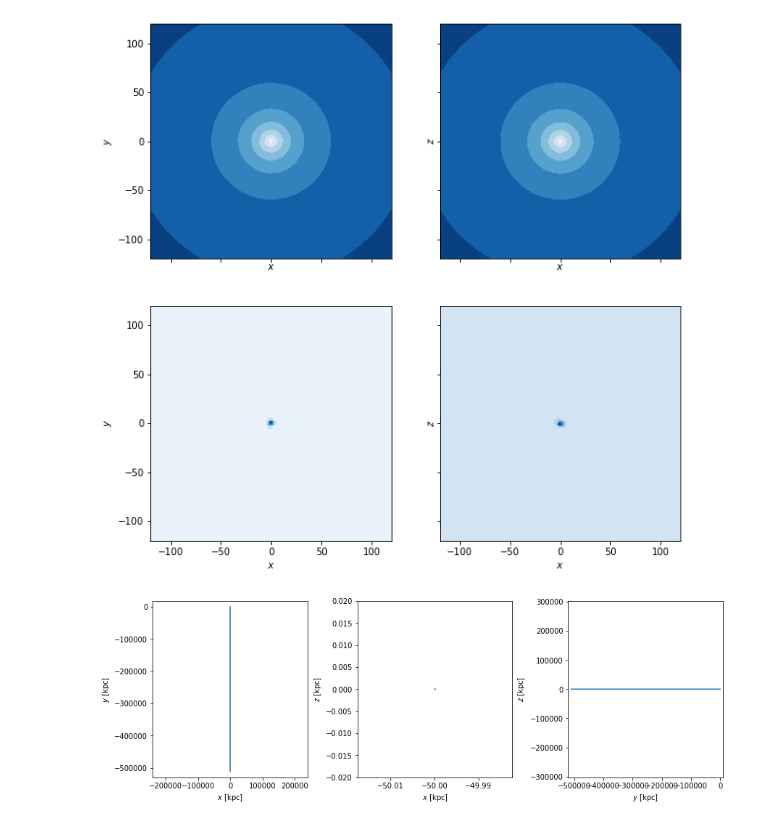
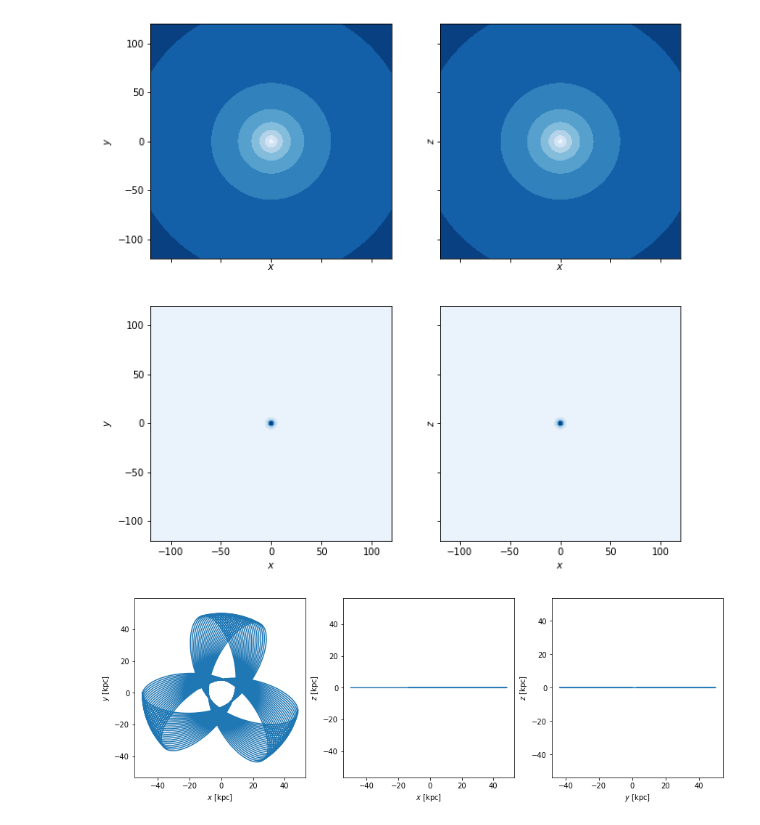
Before and after one commit to jngaravitoc/BFE_integrator, a Jupyter notebook: notebooks/check_bfe_fields.ipynb, the cells around one changed output. Drawn from its saved outputs; the diff is of its cells as text; code cells hidden in the pictures.

```diff
--- a/notebooks/check_bfe_fields.ipynb
+++ b/notebooks/check_bfe_fields.ipynb
@@ -43,7 +43,7 @@ print(coeff[0])
 [1.99501324e+01 7.51396132e-03 0.00000000e+00 0.00000000e+00
  0.00000000e+00]
 # %%
-Ssmooth, Tsmooth = load_scf_coefficients(path_to_coeff + coeff_file + "030.txt", nmax, lmax, mmax, pm, sn=0)
+Ssmooth, Tsmooth = load_scf_coefficients(path_to_coeff + coeff_file + "030.txt", nmax, lmax, mmax, pm, sn=5)
 # %%
 print("N coeffcients S: ", len(np.nonzero(Ssmooth)[0]), " N coeffcients T: ", len(np.nonzero(Tsmooth)[0]))
 # %% [output]
@@ -63,7 +63,7 @@ plt.plot(Tsmooth[:,1,1], '-o')
 # %%
 # Make grid to compute the fields
 # %%
-pot_scf = gp.SCFPotential(m=1E10, r_s=r_s,
+pot_scf = gp.SCFPotential(m=1E10*u.Msun, r_s=r_s*u.kpc,
                       Snlm=Ssmooth, Tnlm=Tsmooth, units=[u.kpc, u.Gyr, u.Msun, u.radian])
 # %%
 # plot BFE fields
@@ -96,9 +96,9 @@ Text(0, 0.5, '$z$')
 # Integrate orbit
 # %%
 w0 = gd.PhaseSpacePosition(pos=[-50, 0, 0]*u.kpc,
-                           vel=[0, -50, 0.0]*u.km/u.s)
+                           vel=[0, -30, 0.0]*u.km/u.s)
 # %%
-orbit_flat = pot_scf.integrate_orbit(w0, dt=2.*u.Gyr, n_steps=5000)
+orbit_flat = pot_scf.integrate_orbit(w0, dt=0.02*u.Gyr, n_steps=5000)
 _ = orbit_flat.plot()
 # %% [output]
-[figure, old version]
+[figure, new version]
```
Also changed, not shown: parts of 12 cells of this notebook, 1 other file.
